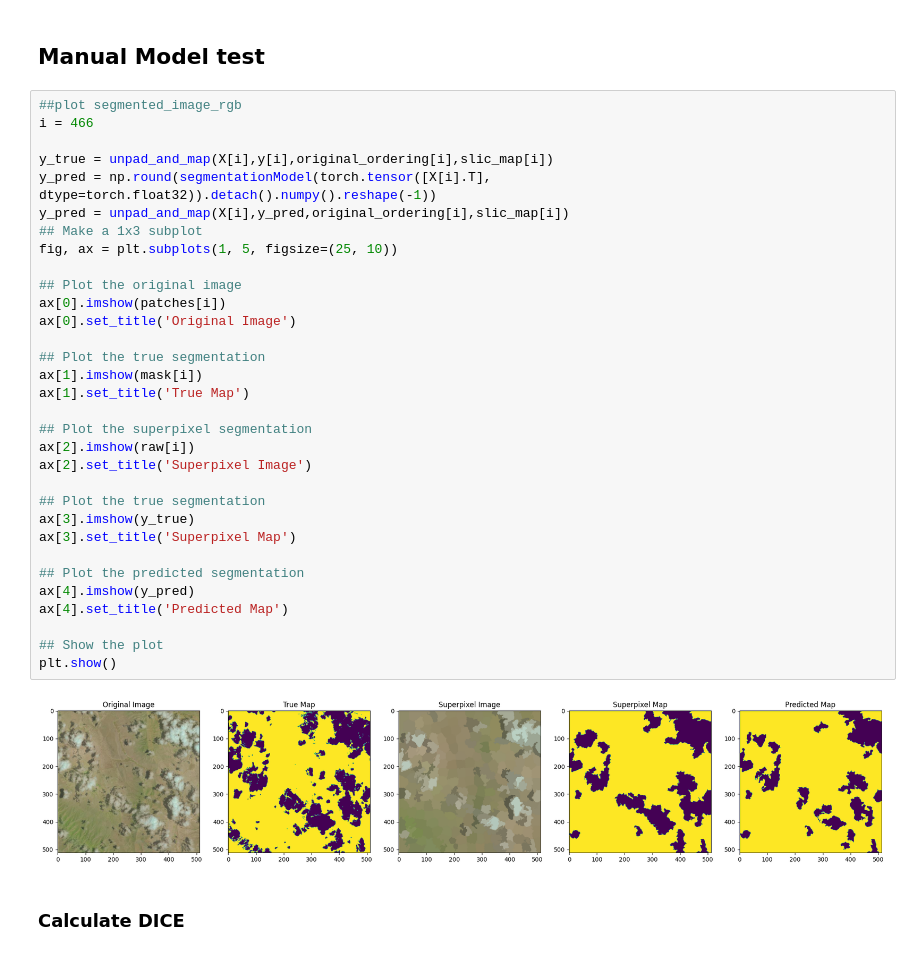
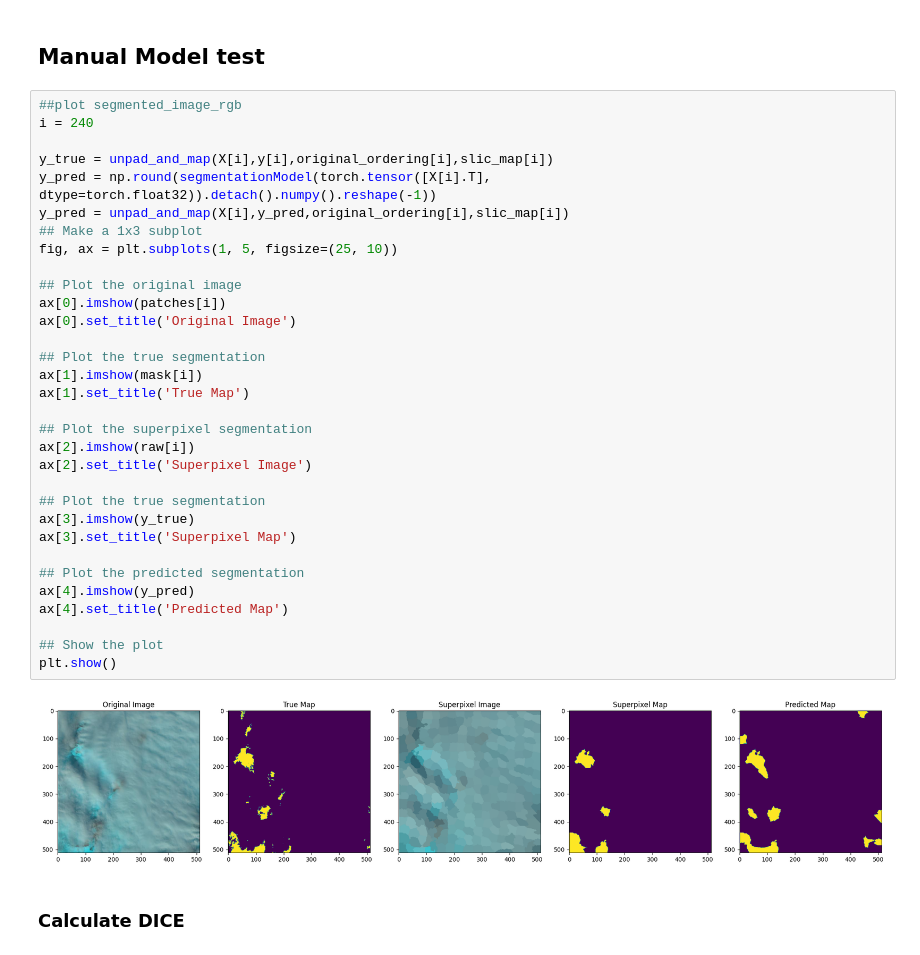
Before and after one commit to SAint7579/ComputerVision_CloudSegmentation, a Jupyter notebook: Superpixel-UNET/CloudSegmentationModel_SPXUNet.ipynb, the cells around one changed output. Drawn from its saved outputs; the diff is of its cells as text.

```diff
--- a/Superpixel-UNET/CloudSegmentationModel_SPXUNet.ipynb
+++ b/Superpixel-UNET/CloudSegmentationModel_SPXUNet.ipynb
@@ -404,38 +404,38 @@ Epoch 10, global step 220: 'val_loss' reached 0.32724 (best 0.32724), saving mod
 ## Manual Model test
 # %%
 ##plot segmented_image_rgb
-i = 466
+i = 240
 
 y_true = unpad_and_map(X[i],y[i],original_ordering[i],slic_map[i])
 y_pred = np.round(segmentationModel(torch.tensor([X[i].T], dtype=torch.float32)).detach().numpy().reshape(-1))
 y_pred = unpad_and_map(X[i],y_pred,original_ordering[i],slic_map[i])
 ## Make a 1x3 subplot
 fig, ax = plt.subplots(1, 5, figsize=(25, 10))
 
 ## Plot the original image
 ax[0].imshow(patches[i])
 ax[0].set_title('Original Image')
 
 ## Plot the true segmentation
 ax[1].imshow(mask[i])
 ax[1].set_title('True Map')
 
 ## Plot the superpixel segmentation
 ax[2].imshow(raw[i])
 ax[2].set_title('Superpixel Image')
 
 ## Plot the true segmentation
 ax[3].imshow(y_true)
 ax[3].set_title('Superpixel Map')
 
 ## Plot the predicted segmentation
 ax[4].imshow(y_pred)
 ax[4].set_title('Predicted Map')
 
 ## Show the plot
 plt.show()
 # %% [output]
-[figure, old version]
+[figure, new version]
 # %% [markdown]
 ### Calculate DICE
 # %%
```
Also changed, not shown: parts of 4 cells of this notebook, 1 other file.
